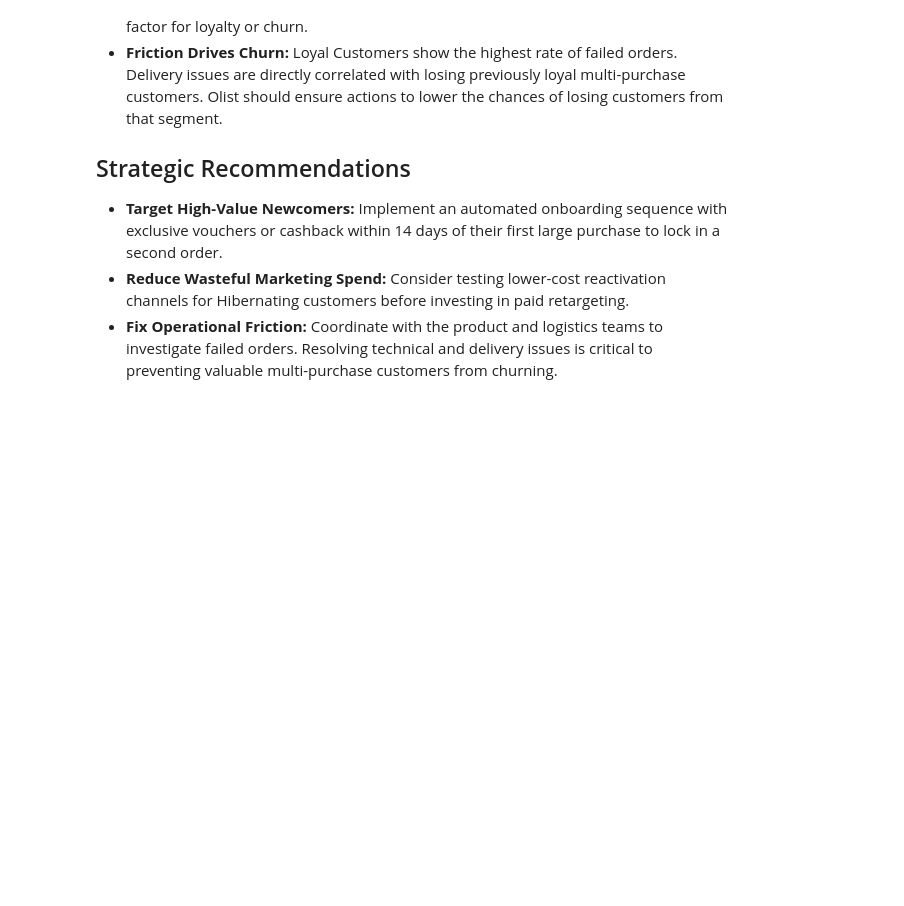
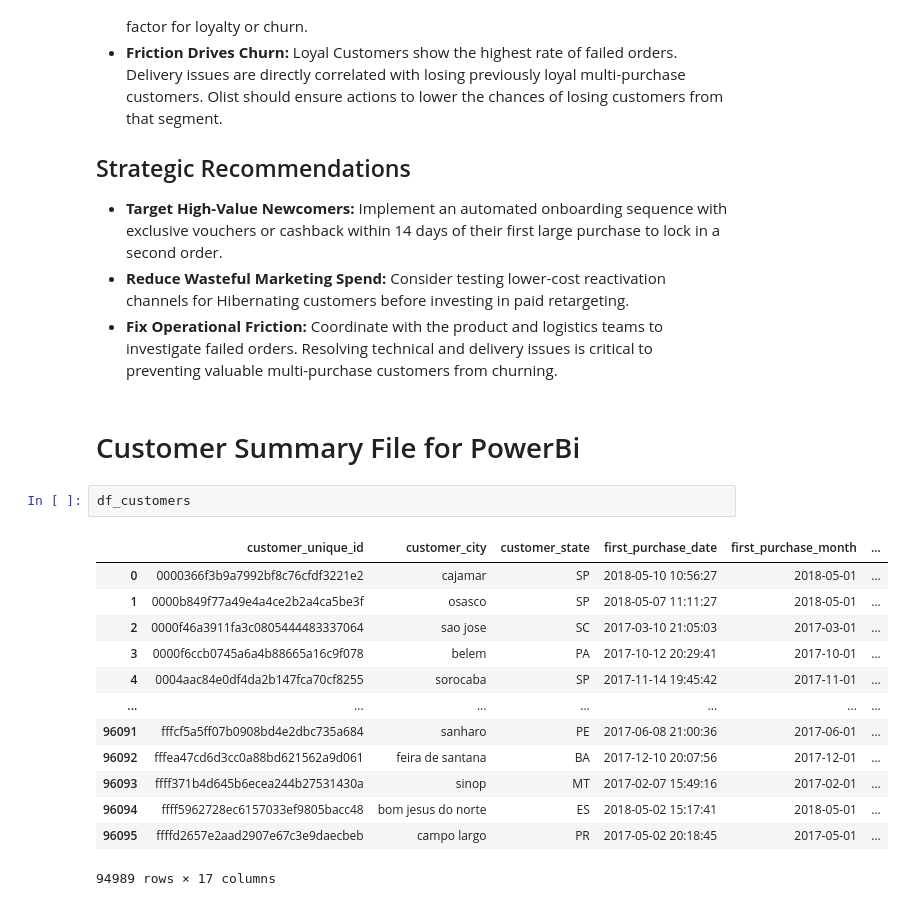
Before and after one commit to MarKotyn/olist-ecommerce-customer-analytics, a Jupyter notebook: python/notebooks/04_rfm_customer_segmentation.ipynb, the cells around one changed output. Cells and saved outputs as stored; diff of their text form; blank space fills up the shorter version.

```diff
--- a/python/notebooks/04_rfm_customer_segmentation.ipynb
+++ b/python/notebooks/04_rfm_customer_segmentation.ipynb
@@ -266,3 +250,21 @@ Failed-order rates vary across RFM segments, although differences should be inte
 * **Target High-Value Newcomers:** Implement an automated onboarding sequence with exclusive vouchers or cashback within 14 days of their first large purchase to lock in a second order.
 * **Reduce Wasteful Marketing Spend:** Consider testing lower-cost reactivation channels for Hibernating customers before investing in paid retargeting.
 * **Fix Operational Friction:** Coordinate with the product and logistics teams to investigate failed orders. Resolving technical and delivery issues is critical to preventing valuable multi-purchase customers from churning.
+# %% [markdown]
+# Customer Summary File for PowerBi
+# %%
+df_customers
+# %% [output]
+|  | customer_unique_id | customer_city | customer_state | first_purchase_date | first_purchase_month | ... |
+| 0 | 0000366f3b9a7992bf8c76cfdf3221e2 | cajamar | SP | 2018-05-10 10:56:27 | 2018-05-01 | ... |
+| 1 | 0000b849f77a49e4a4ce2b2a4ca5be3f | osasco | SP | 2018-05-07 11:11:27 | 2018-05-01 | ... |
+| 2 | 0000f46a3911fa3c0805444483337064 | sao jose | SC | 2017-03-10 21:05:03 | 2017-03-01 | ... |
+| 3 | 0000f6ccb0745a6a4b88665a16c9f078 | belem | PA | 2017-10-12 20:29:41 | 2017-10-01 | ... |
+| 4 | 0004aac84e0df4da2b147fca70cf8255 | sorocaba | SP | 2017-11-14 19:45:42 | 2017-11-01 | ... |
+| ... | ... | ... | ... | ... | ... | ... |
+| 96091 | fffcf5a5ff07b0908bd4e2dbc735a684 | sanharo | PE | 2017-06-08 21:00:36 | 2017-06-01 | ... |
+| 96092 | fffea47cd6d3cc0a88bd621562a9d061 | feira de santana | BA | 2017-12-10 20:07:56 | 2017-12-01 | ... |
+| 96093 | ffff371b4d645b6ecea244b27531430a | sinop | MT | 2017-02-07 15:49:16 | 2017-02-01 | ... |
+| 96094 | ffff5962728ec6157033ef9805bacc48 | bom jesus do norte | ES | 2018-05-02 15:17:41 | 2018-05-01 | ... |
+| 96095 | ffffd2657e2aad2907e67c3e9daecbeb | campo largo | PR | 2017-05-02 20:18:45 | 2017-05-01 | ... |
+94989 rows × 17 columns
```
Also changed, not shown: parts of 7 cells of this notebook, 2 other files.
